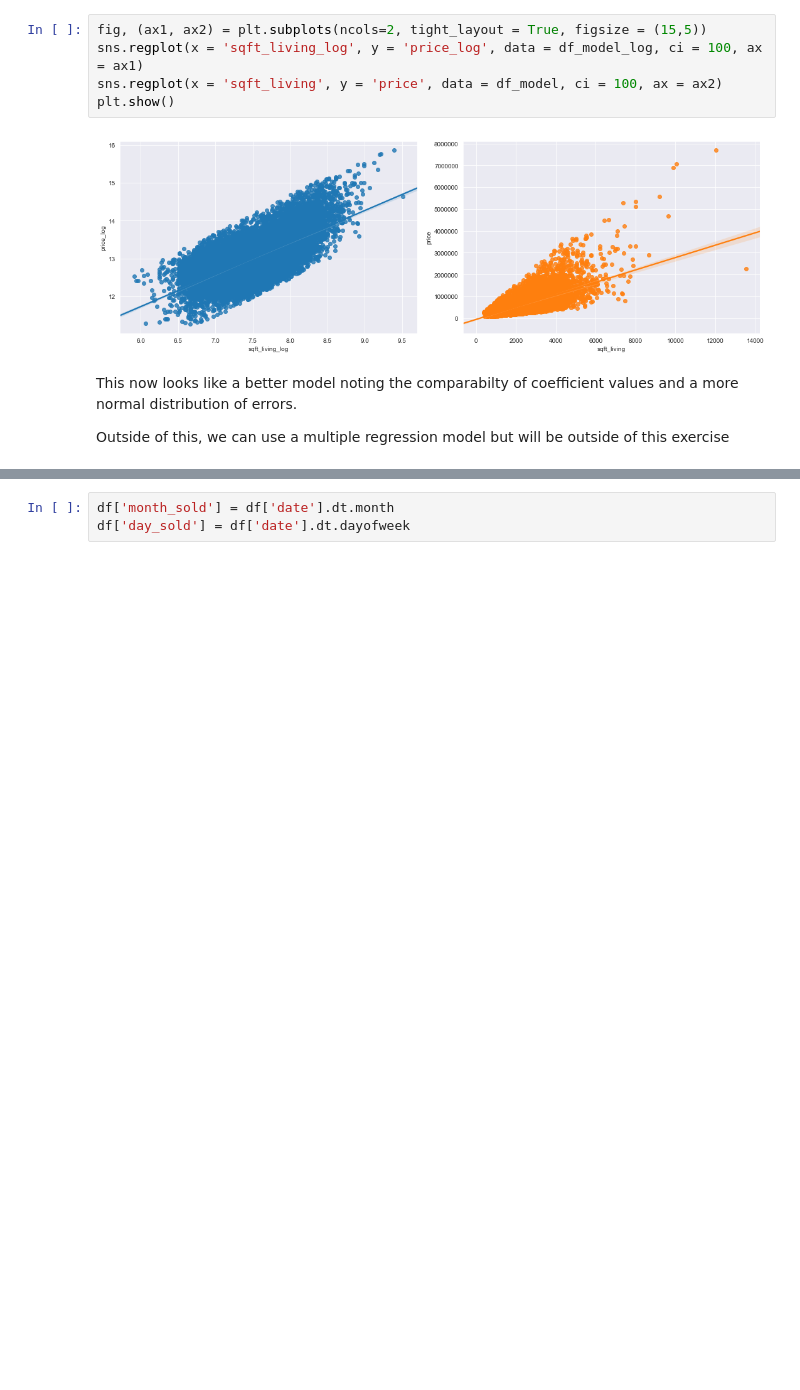
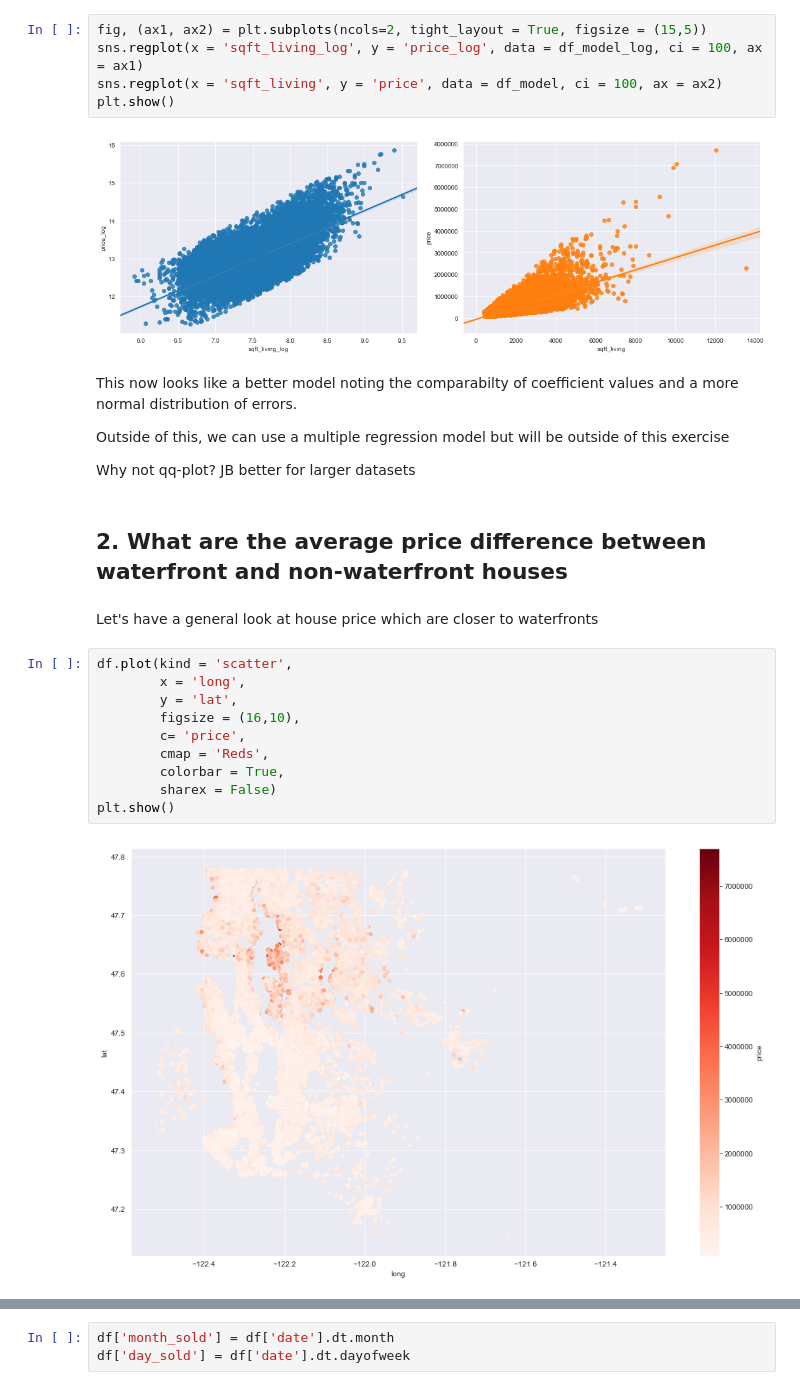
Before and after one commit to Ftan91/Exploratory-Data-Analysis-on-Features-that-Impact-House-Prices-in-Kings-County-Seattle, a Jupyter notebook: Finn2 - Kings County Dataset.ipynb, the cells around one changed output, grey strips where cells are left out. Cells and saved outputs as stored; diff of their text form; blank space fills up the shorter version.

```diff
--- a/Finn2 - Kings County Dataset.ipynb
+++ b/Finn2 - Kings County Dataset.ipynb
@@ -358,3 +383,21 @@ plt.show()
 This now looks like a better model noting the comparabilty of coefficient values and a more normal distribution of errors.
 
 Outside of this, we can use a multiple regression model but will be outside of this exercise
+
+Why not qq-plot? JB better for larger datasets
+# %% [markdown]
+## 2. What are the average price difference between waterfront and non-waterfront houses
+# %% [markdown]
+Let's have a general look at house price which are closer to waterfronts
+# %%
+df.plot(kind = 'scatter',
+        x = 'long',
+        y = 'lat',
+        figsize = (16,10),
+        c= 'price',
+        cmap = 'Reds',
+        colorbar = True,
+        sharex = False)
+plt.show()
+# %% [output]
+[figure, added]
```
Also changed, not shown: parts of 26 cells of this notebook.
